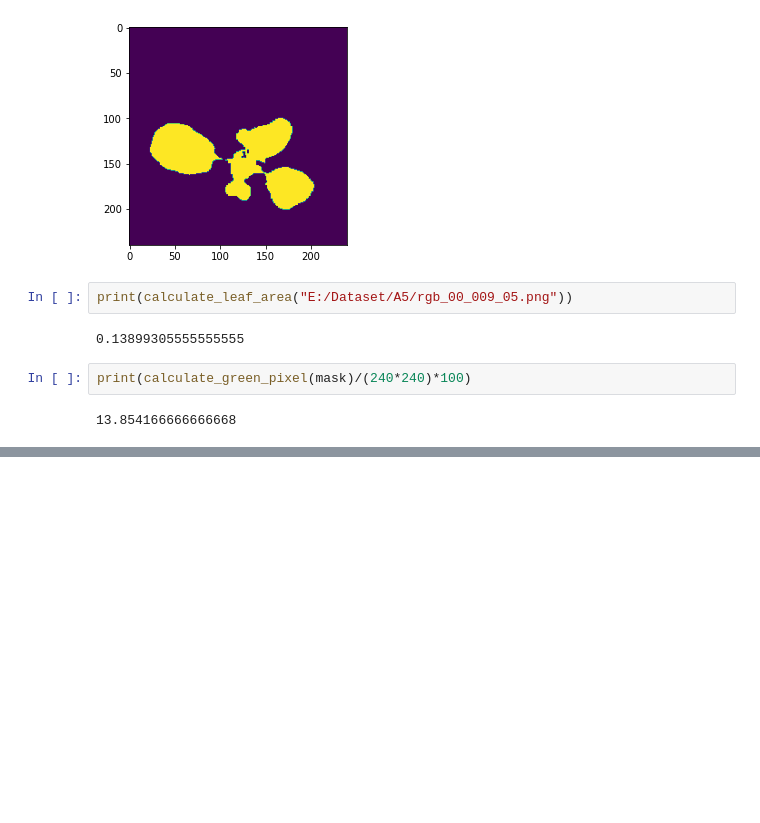
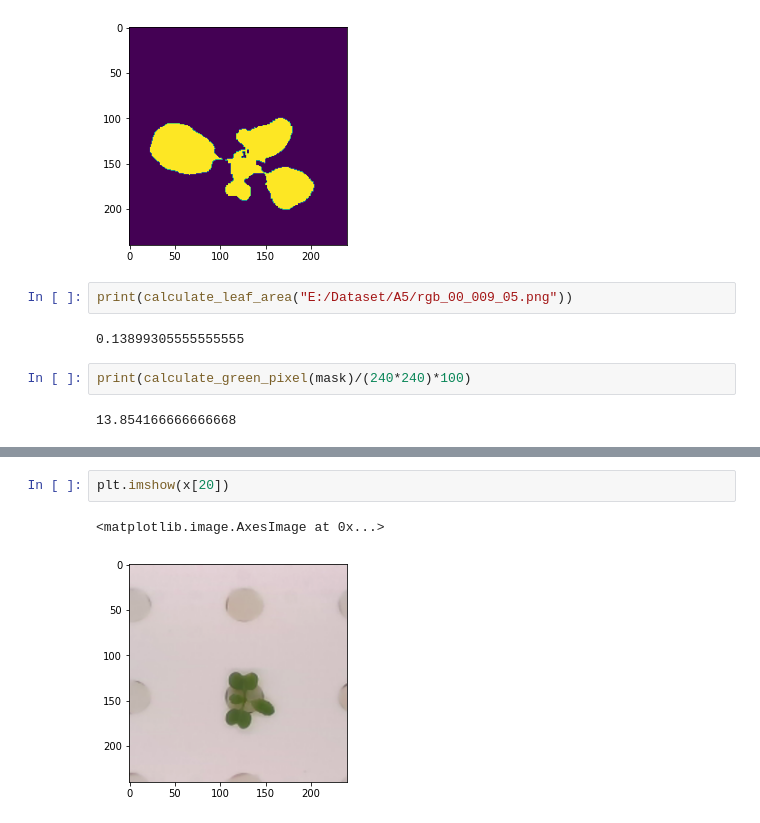
Before and after one commit to zhangjiahui56/WebApp, a Jupyter notebook: leaf_area_test.ipynb, the cells around one changed output, grey strips where cells are left out. Cells and saved outputs as stored; diff of their text form; blank space fills up the shorter version.

```diff
--- a/leaf_area_test.ipynb
+++ b/leaf_area_test.ipynb
@@ -30,0 +64,5 @@ print(calculate_green_pixel(mask)/(240*240)*100)
+# %%
+plt.imshow(x[20])
+# %% [output]
+<matplotlib.image.AxesImage at 0x...>
+[figure, added]
```
Also changed, not shown: parts of 5 cells of this notebook, 4 other files.
